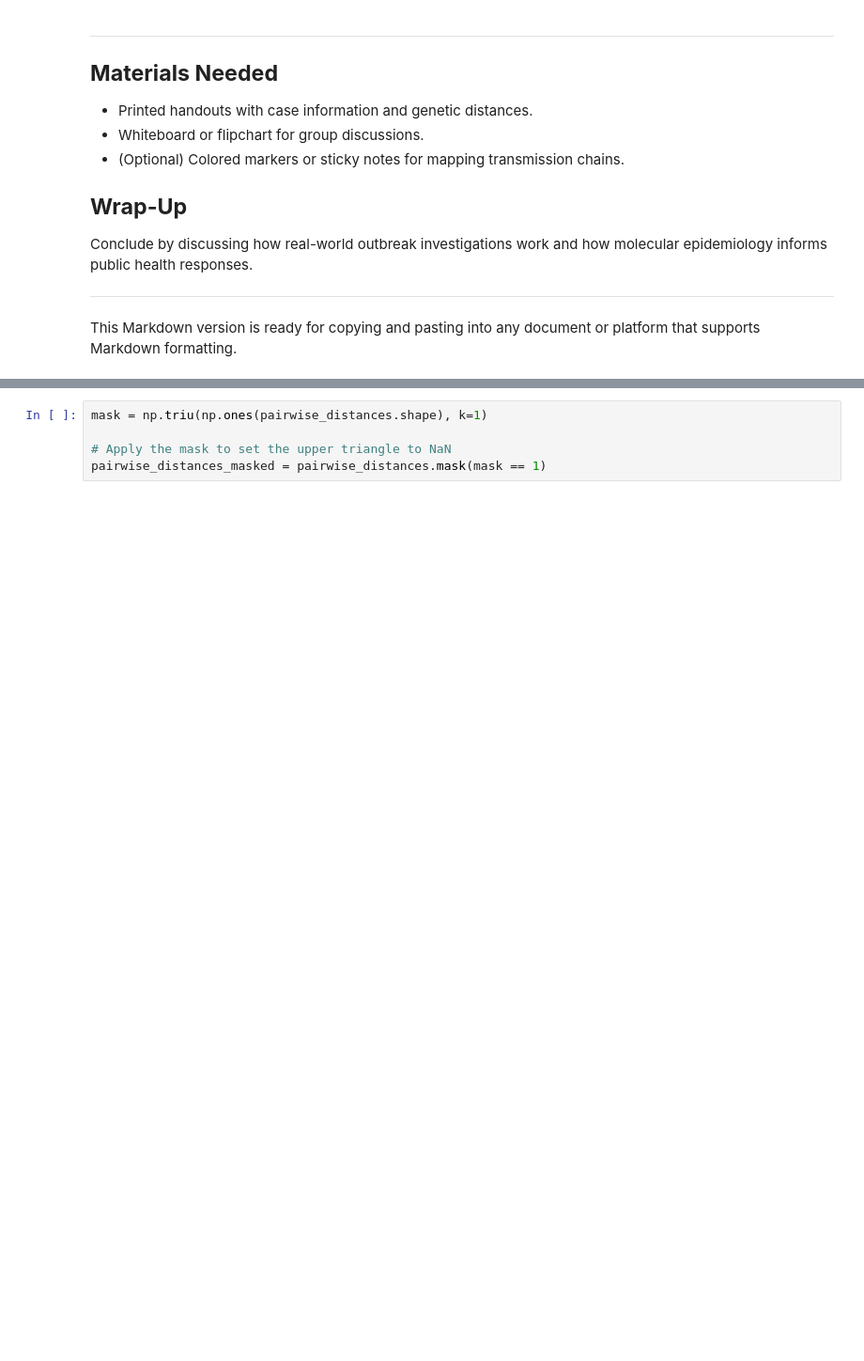
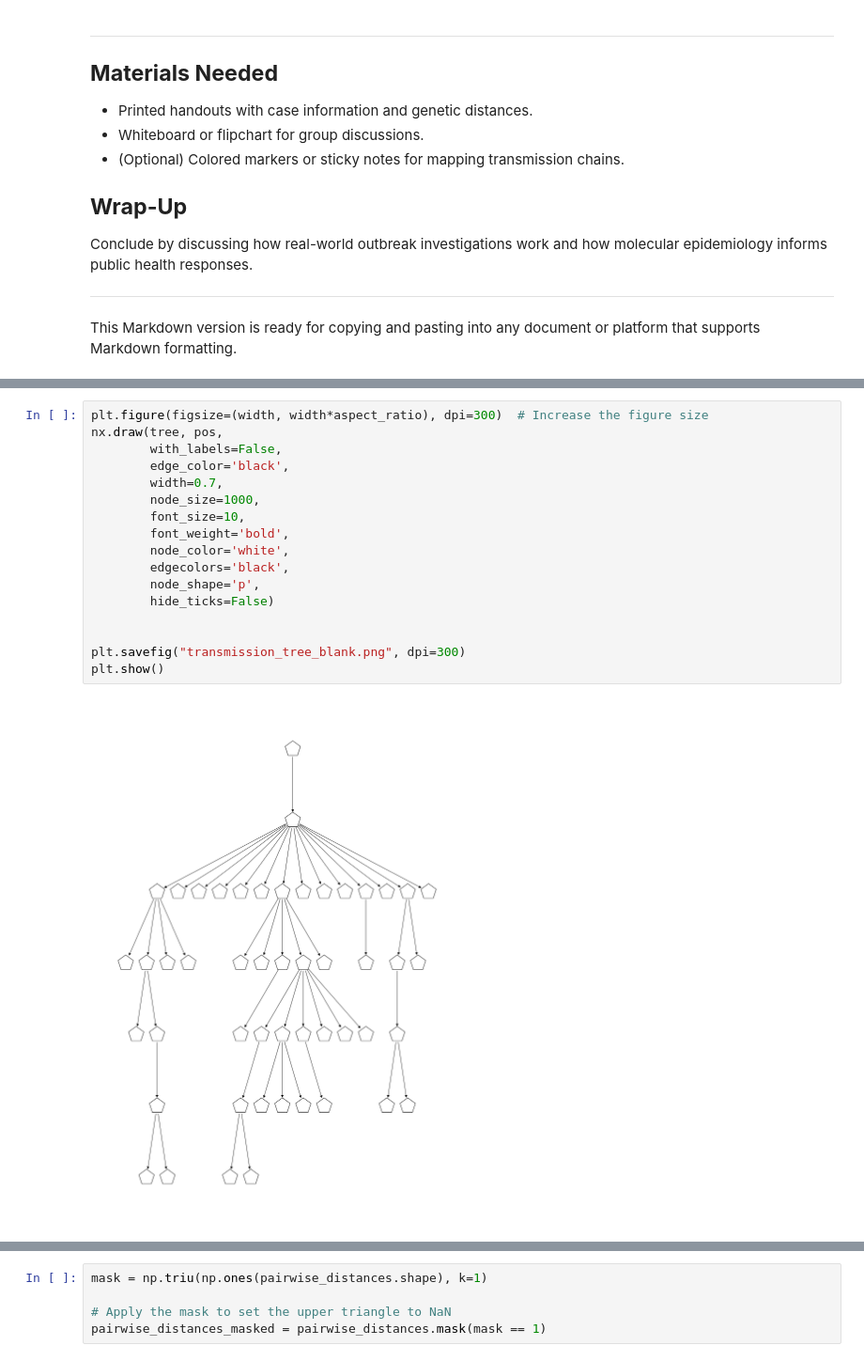
Before and after one commit to Dominic-Arthur/PESC-Activity, a Jupyter notebook: Data.ipynb, the cells around one changed output, grey strips where cells are left out. Shown at 94% size. Saved outputs shown, nothing was run; the diff lists cells and outputs as text; blank space fills up the shorter version.

```diff
--- a/Data.ipynb
+++ b/Data.ipynb
@@ -113 +140,20 @@ base_sim.result.keys()
+# %%
+plt.figure(figsize=(width, width*aspect_ratio), dpi=300)  # Increase the figure size
+nx.draw(tree, pos,
+        with_labels=False,
+        edge_color='black',
+        width=0.7,
+        node_size=1000,
+        font_size=10,
+        font_weight='bold',
+        node_color='white',
+        edgecolors='black',
+        node_shape='p',
+        hide_ticks=False)
+
+
+plt.savefig("transmission_tree_blank.png", dpi=300)
+plt.show()
+# %% [output]
+[figure, added]
 # %%
```
Also changed, not shown: parts of 12 cells of this notebook, 6 other files.
